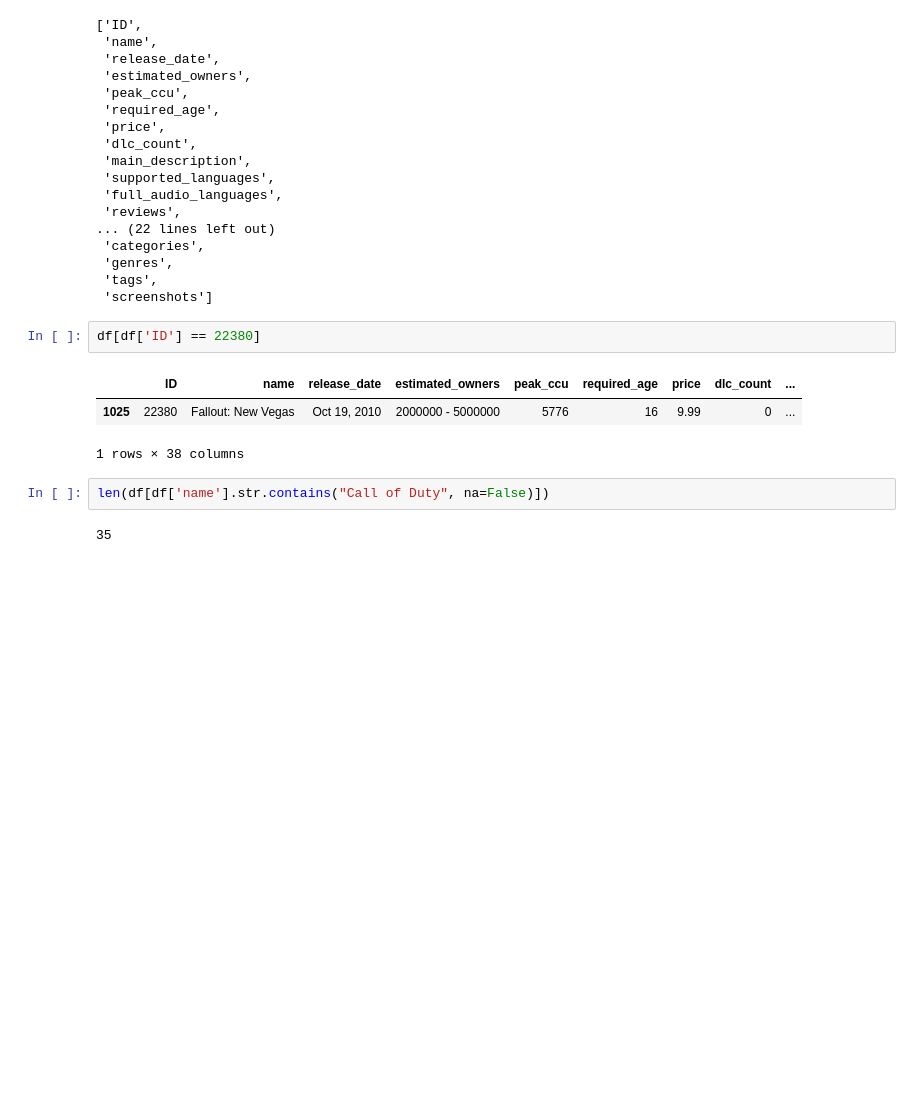
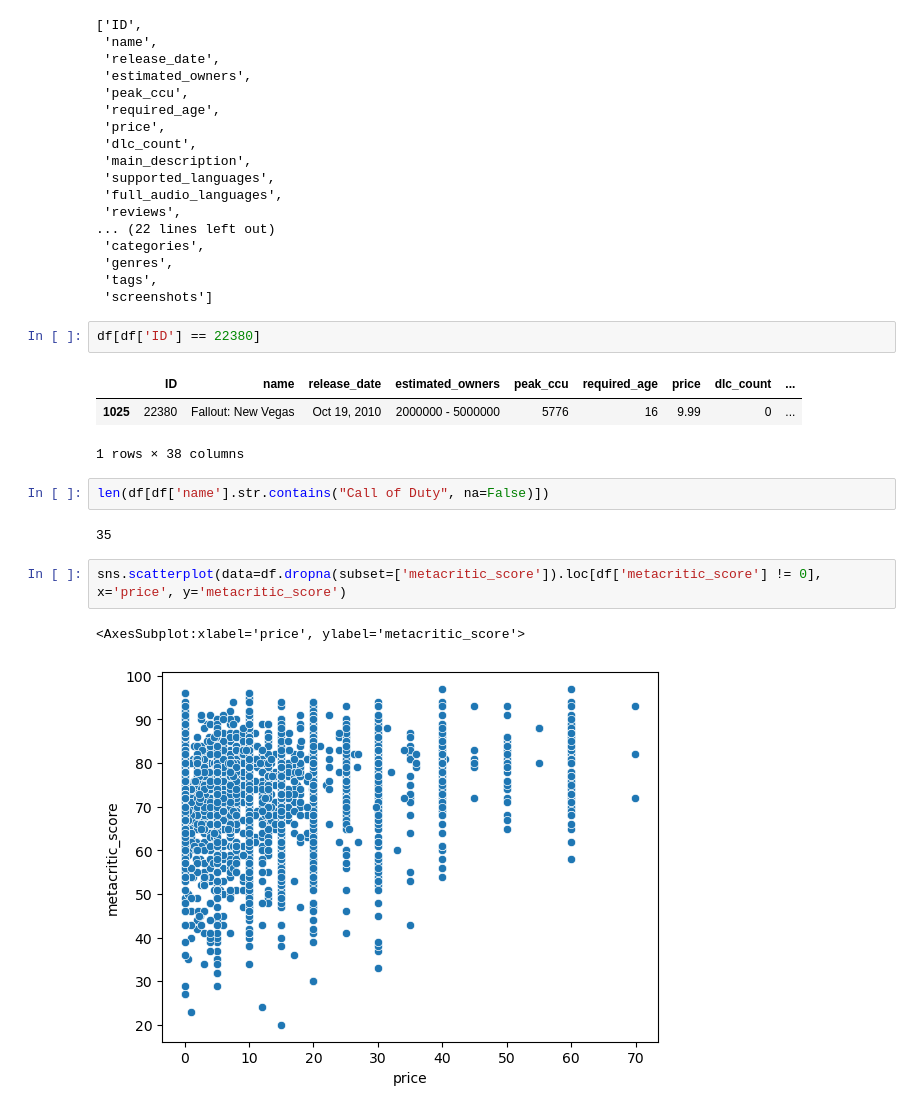
Before and after one commit to FlipBrooke/AI, a Jupyter notebook: Semester 1/Games/Games.ipynb, the cells around one changed output. Saved outputs shown, nothing was run; the diff lists cells and outputs as text; blank space fills up the shorter version.

```diff
--- a/Semester 1/Games/Games.ipynb
+++ b/Semester 1/Games/Games.ipynb
@@ -34,3 +34,8 @@ df[df['ID'] == 22380]
 len(df[df['name'].str.contains("Call of Duty", na=False)])
 # %% [output]
 35
+# %%
+sns.scatterplot(data=df.dropna(subset=['metacritic_score']).loc[df['metacritic_score'] != 0], x='price', y='metacritic_score')
+# %% [output]
+<AxesSubplot:xlabel='price', ylabel='metacritic_score'>
+[figure, added]
```
Also changed, not shown: parts of 4 cells of this notebook, 1 other file.
